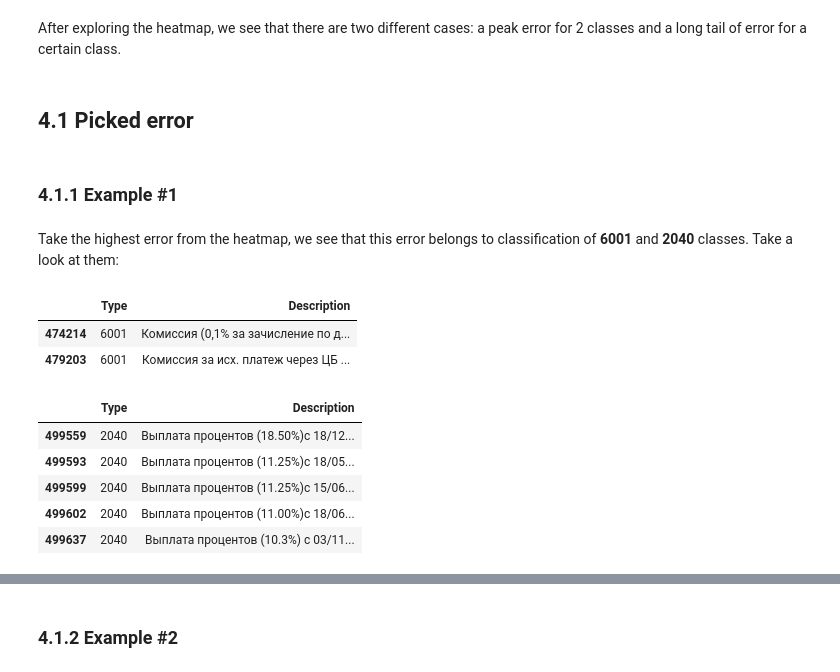
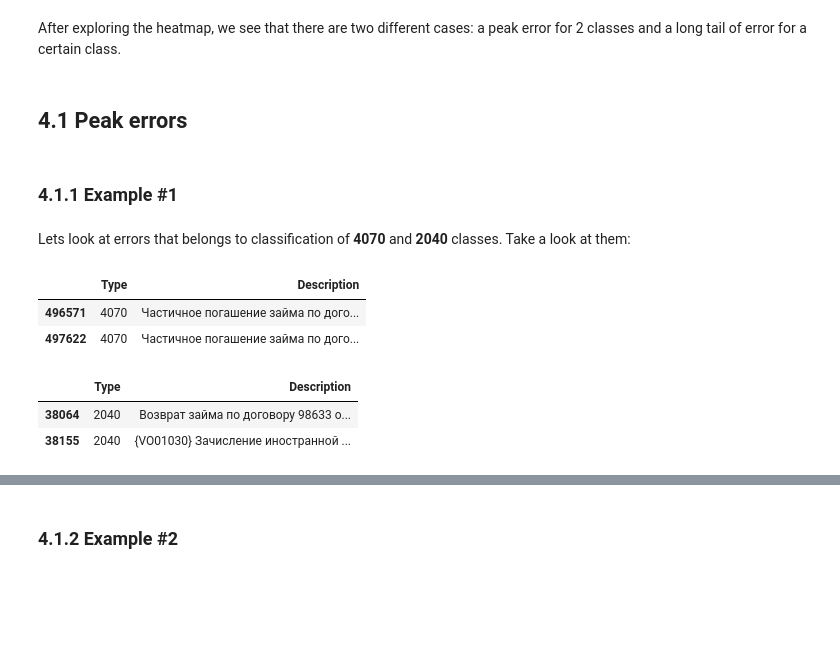
Before and after one commit to shmulev/transaction-classification, a Jupyter notebook: transaction_classification_full.ipynb, the cells around one changed output, grey strips where cells are left out. Saved outputs shown, nothing was run; the diff lists cells and outputs as text; code cells hidden in the pictures; blank space fills up the shorter version.

```diff
--- a/transaction_classification_full.ipynb
+++ b/transaction_classification_full.ipynb
@@ -61,4 +75,4 @@ Data size:  (498135, 2)
 # %%
-data.drop_duplicates(subset=['Type','Description'], inplace=True)
+data.drop_duplicates(subset=['Description'], inplace=True)
 print('Data size without duplicates: ', data.shape)
 # %% [output]
@@ -65,0 +88,3 @@ Data size without duplicates:  (429426, 2)
+# %%
+bList_to_drop = data.Description.str.contains('^№REF*')
+data = data.drop(data[bList_to_drop].index, axis=0, inplace=False)
@@ -66,3 +95,7 @@ Data size without duplicates:  (429426, 2)
+# %%
+data.Description = data.Description.str.replace(r'(?i)ref', ' ref ')
+data.Description = data.Description.str.replace(r'(?i)кпп', ' кпп ')
+data.Description = data.Description.str.replace(r'(?i)инн', ' инн ')
 # %%
 X = np.array(data['Description'])
 y = np.array(data['Type'], dtype = 'int')
@@ -371,23 +396,20 @@ sns.plt.savefig('heatmap.png')
 # %% [markdown]
 After exploring the heatmap, we see that there are two different cases: a peak error for 2 classes and a long tail of error for a certain class.
 # %% [markdown]
-## 4.1 Picked error <a id="section4.1"/>
+## 4.1 Peak errors <a id="section4.1"/>
 # %% [markdown]
 ### 4.1.1 Example #1
 # %% [markdown]
-Take the highest error from the heatmap, we see that this error belongs to classification of **6001** and **2040** classes. Take a look at them:
+Lets look at errors that belongs to classification of **4070** and **2040** classes. Take a look at them:
 # %%
-data[data.Type == 6001].tail(2)
+data[data.Type == 4070].tail(2)
 # %% [output]
 |  | Type | Description |
-| 474214 | 6001 | Комиссия (0,1% за зачисление по д... |
-| 479203 | 6001 | Комиссия за исх. платеж через ЦБ ... |
+| 496571 | 4070 | Частичное погашение займа по дого... |
+| 497622 | 4070 | Частичное погашение займа по дого... |
 # %%
-data[data.Type == 2040].tail(2)
+data[data.Type == 2040].iloc[25:27]
 # %% [output]
 |  | Type | Description |
-| 499559 | 2040 | Выплата процентов (18.50%)с 18/12... |
-| 499593 | 2040 | Выплата процентов (11.25%)с 18/05... |
-| 499599 | 2040 | Выплата процентов (11.25%)с 15/06... |
-| 499602 | 2040 | Выплата процентов (11.00%)с 18/06... |
-| 499637 | 2040 | Выплата процентов (10.3%) с 03/11... |
+| 38064 | 2040 | Возврат займа по договору 98633 о... |
+| 38155 | 2040 | {VO01030} Зачисление иностранной ... |
```
Also changed, not shown: parts of 171 cells of this notebook, 1 other file.
